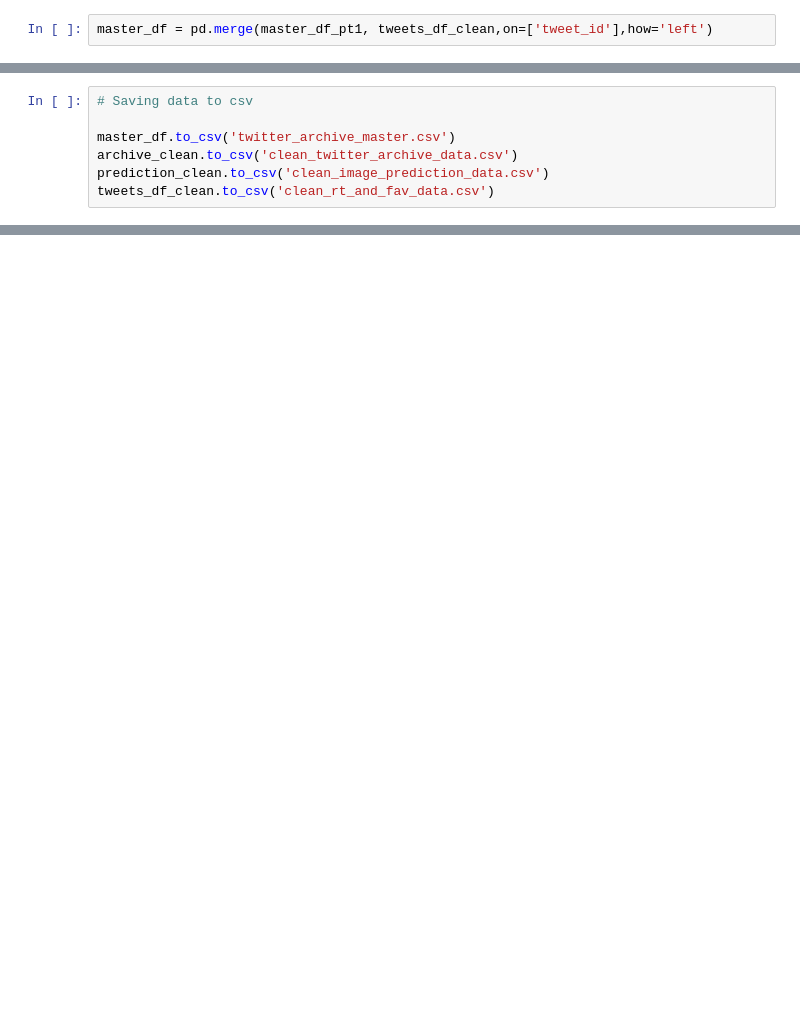
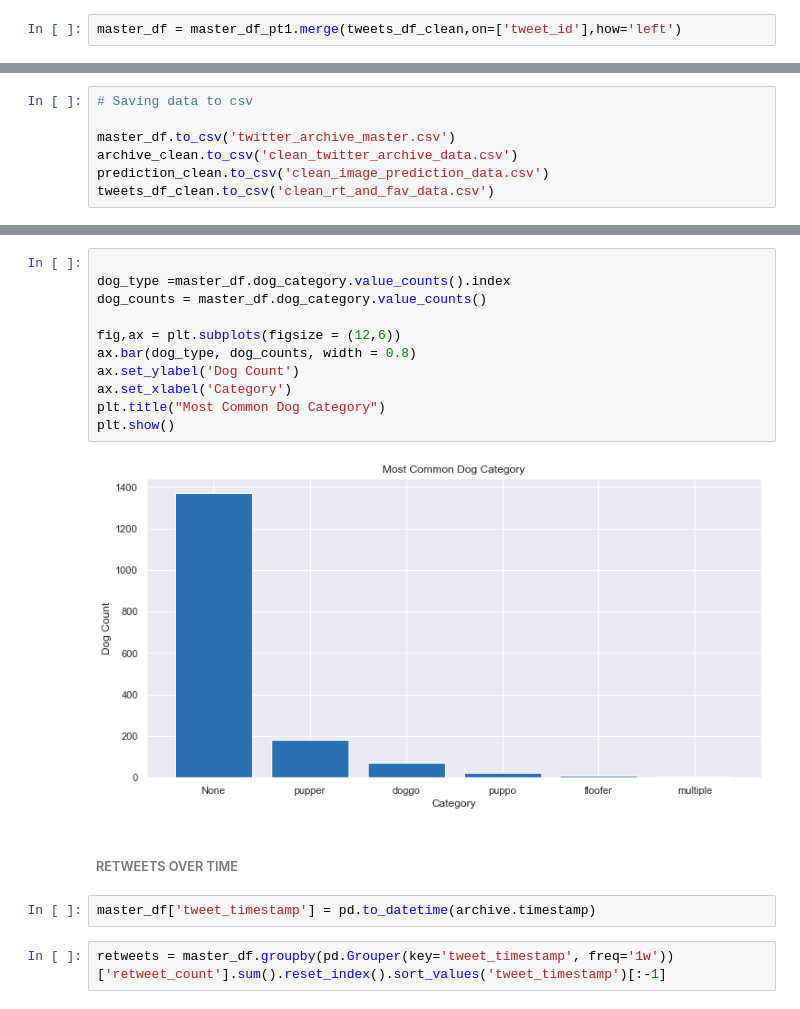
Before and after one commit to jbassie/DATA-ANALYSIS-USING-PANDAS, a Jupyter notebook: udacity_we_rate_dogs_project/wrangle_project_final.ipynb, the cells around one changed output, grey strips where cells are left out. Saved outputs shown, nothing was run; the diff lists cells and outputs as text; blank space fills up the shorter version.

```diff
--- a/udacity_we_rate_dogs_project/wrangle_project_final.ipynb
+++ b/udacity_we_rate_dogs_project/wrangle_project_final.ipynb
@@ -1011,2 +1021,2 @@ master_df_pt1.head()
 # %%
-master_df = pd.merge(master_df_pt1, tweets_df_clean,on=['tweet_id'],how='left')
+master_df = master_df_pt1.merge(tweets_df_clean,on=['tweet_id'],how='left')
@@ -1035,0 +1128,19 @@ Name: dog_category, dtype: int64
+# %%
+
+dog_type =master_df.dog_category.value_counts().index
+dog_counts = master_df.dog_category.value_counts()
+
+fig,ax = plt.subplots(figsize = (12,6))
+ax.bar(dog_type, dog_counts, width = 0.8)
+ax.set_ylabel('Dog Count')
+ax.set_xlabel('Category')
+plt.title("Most Common Dog Category")
+plt.show()
+# %% [output]
+[figure, added]
+# %% [markdown]
+###### RETWEETS OVER TIME
+# %%
+master_df['tweet_timestamp'] = pd.to_datetime(archive.timestamp)
+# %%
+retweets = master_df.groupby(pd.Grouper(key='tweet_timestamp', freq='1w'))['retweet_count'].sum().reset_index().sort_values('tweet_timestamp')[:-1]
```
Also changed, not shown: parts of 21 cells of this notebook, 3 other files.
